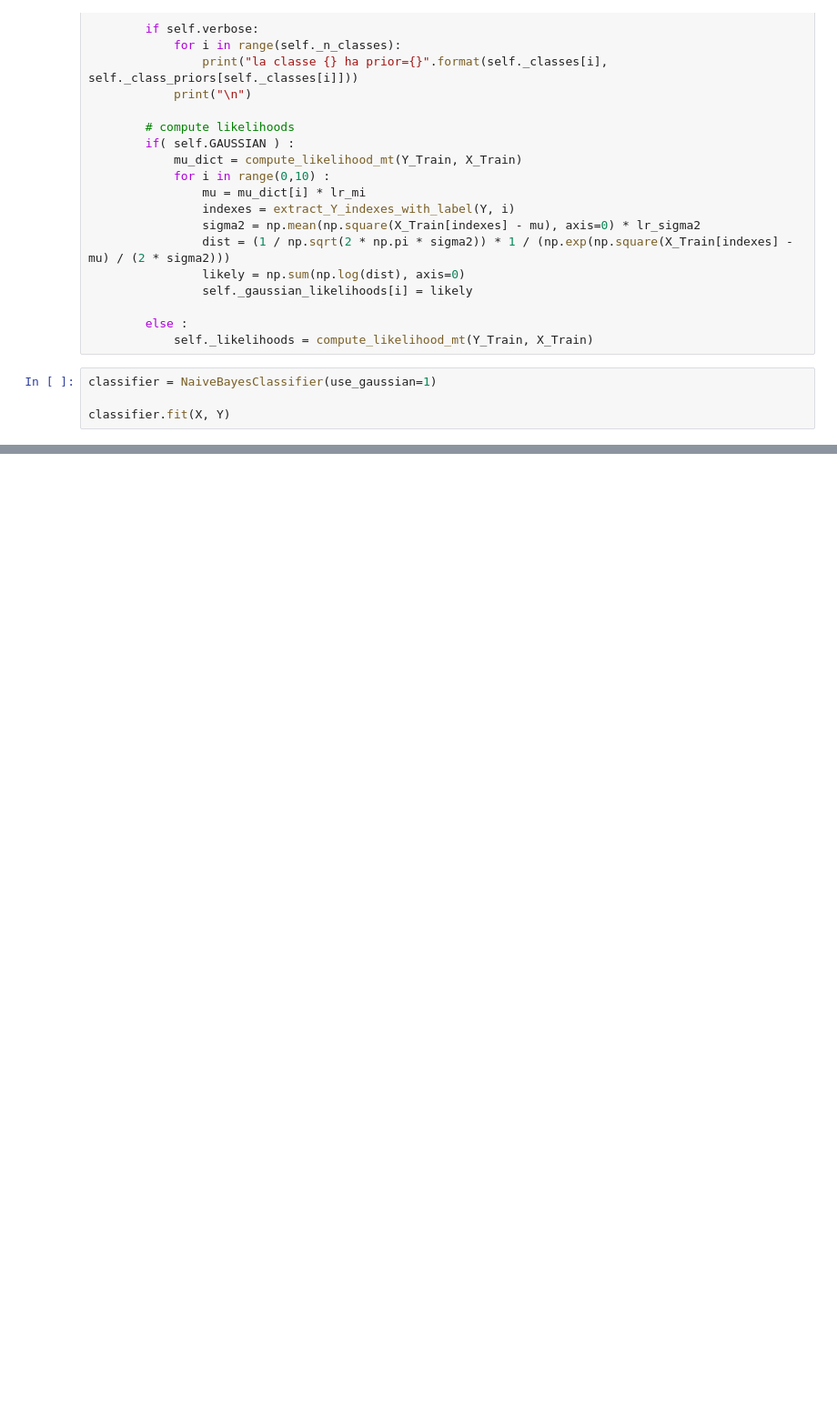
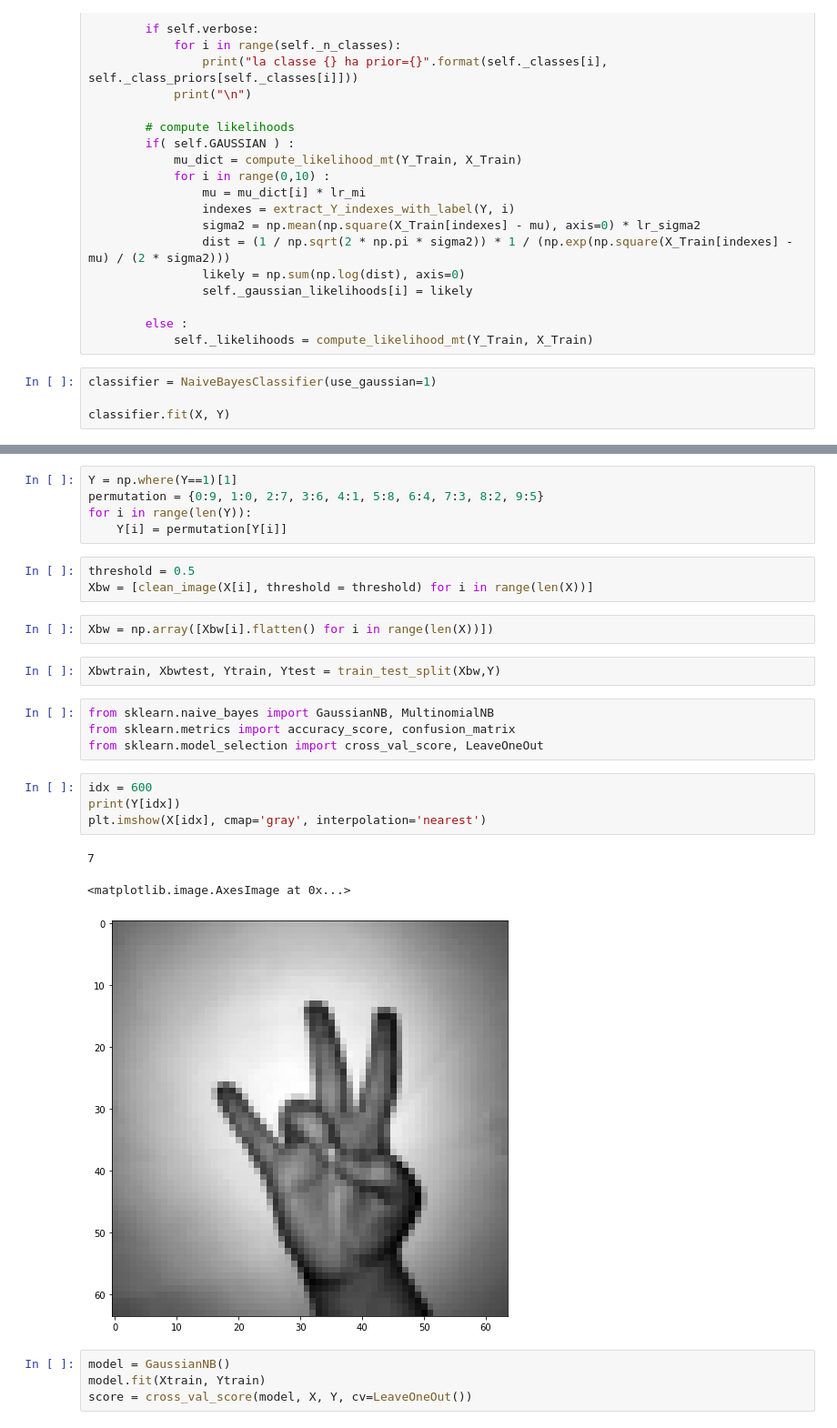
Before and after one commit to S4b3/Sign-Language-Digits-Recognition, a Jupyter notebook: FP.ipynb, the cells around one changed output, grey strips where cells are left out. Shown at 91% size. Saved outputs shown, nothing was run; the diff lists cells and outputs as text; blank space fills up the shorter version.

Commit message:
Implemented GaussianNB

```diff
--- a/FP.ipynb
+++ b/FP.ipynb
@@ -351,0 +325,28 @@ print(classifier._gaussian_likelihoods)
+# %%
+Y = np.where(Y==1)[1]
+permutation = {0:9, 1:0, 2:7, 3:6, 4:1, 5:8, 6:4, 7:3, 8:2, 9:5}
+for i in range(len(Y)):
+    Y[i] = permutation[Y[i]]
+# %%
+threshold = 0.5
+Xbw = [clean_image(X[i], threshold = threshold) for i in range(len(X))]
+# %%
+Xbw = np.array([Xbw[i].flatten() for i in range(len(X))])
+# %%
+Xbwtrain, Xbwtest, Ytrain, Ytest = train_test_split(Xbw,Y)
+# %%
+from sklearn.naive_bayes import GaussianNB, MultinomialNB
+from sklearn.metrics import accuracy_score, confusion_matrix
+from sklearn.model_selection import cross_val_score, LeaveOneOut
+# %%
+idx = 600
+print(Y[idx])
+plt.imshow(X[idx], cmap='gray', interpolation='nearest')
+# %% [output]
+7
+<matplotlib.image.AxesImage at 0x...>
+[figure, added]
+# %%
+model = GaussianNB()
+model.fit(Xtrain, Ytrain)
+score = cross_val_score(model, X, Y, cv=LeaveOneOut())
```
Also changed, not shown: parts of 19 cells of this notebook.
